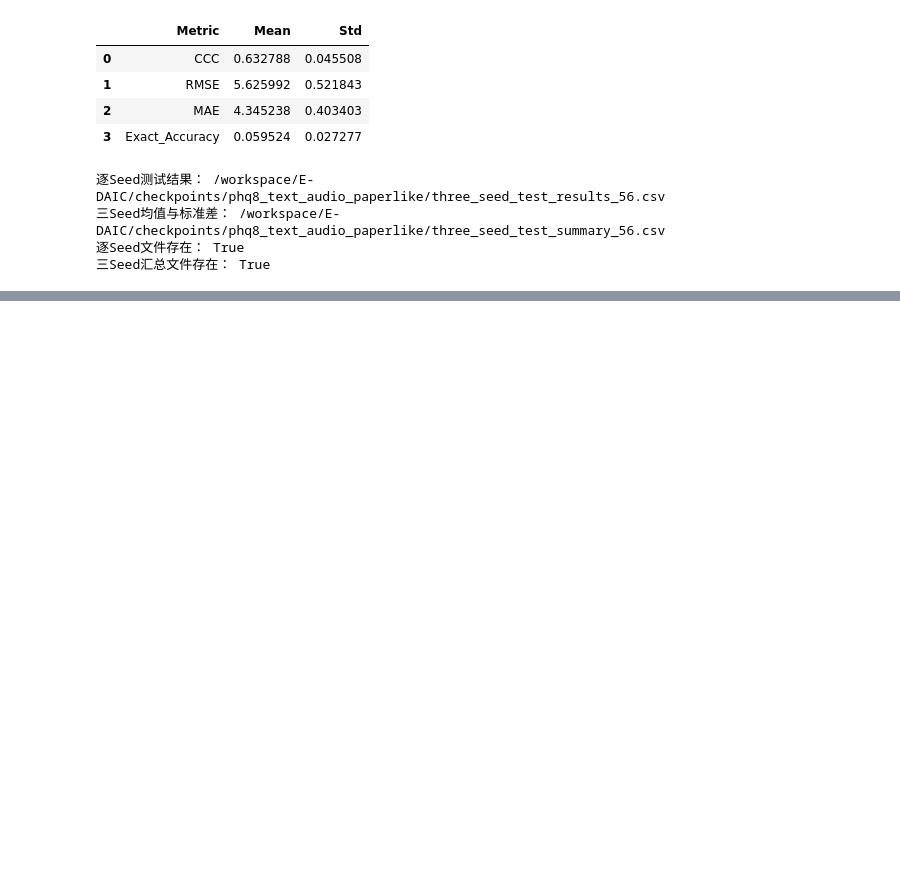
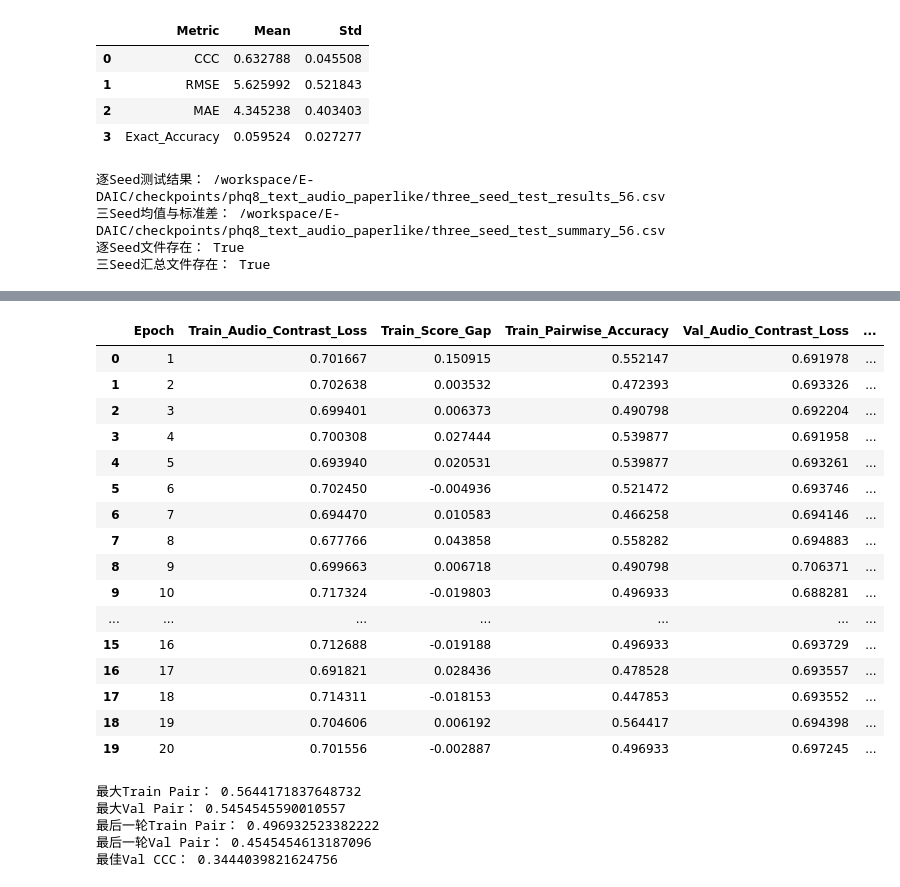
Before and after one commit to colderlyr/questmf_fuxian, a Jupyter notebook: Audio/self.ipynb, the cells around one changed output, grey strips where cells are left out. Cells and saved outputs as stored; diff of their text form; code cells hidden in the pictures; blank space fills up the shorter version.

```diff
--- a/Audio/self.ipynb
+++ b/Audio/self.ipynb
@@ -3441,0 +4224,26 @@ print("三Seed汇总文件存在：", fusion_three_seed_summary_path.exists())
+# %%
+def calculate_directional_audio_contrast(model, text_features, text_masks, audio_features, audio_masks, labels, positive_logits, margin=AUDIO_CONTRAST_MARGIN, num_negative_sets=AUDIO_CONTRAST_NUM_NEGATIVE_SETS, permutation_generator=None):
+    if num_negative_sets < 1:
+        raise ValueError("num_negative_sets必须大于或等于1")
+    labels = labels.long()
+    batch_size = labels.shape[0]
+    positive_log_probabilities = torch.log_softmax(positive_logits, dim=1)
+    positive_scores = positive_log_probabilities.gather(dim=1, index=labels.unsqueeze(1)).squeeze(1)
+    if batch_size < 2:
+        zero = positive_scores.sum() * 0.0
+        return {"audio_contrast_loss": zero, "positive_score": zero, "negative_score": zero, "score_gap": zero, "pairwise_accuracy": zero}
+    negative_score_batches = []
+    for _ in range(num_negative_sets):
+        audio_indices = create_audio_derangement_indices(batch_size, labels.device, permutation_generator)
+        negative_audio_features = audio_features[audio_indices]
+        negative_audio_masks = audio_masks[audio_indices]
+        negative_logits = model(text_features, text_masks, negative_audio_features, negative_audio_masks)
+        negative_log_probabilities = torch.log_softmax(negative_logits, dim=1)
+        negative_scores = negative_log_probabilities.gather(dim=1, index=labels.unsqueeze(1)).squeeze(1)
+        negative_score_batches.append(negative_scores)
+    all_negative_scores = torch.cat(negative_score_batches, dim=0)
+    repeated_positive_scores = positive_scores.repeat(num_negative_sets)
+    score_gaps = repeated_positive_scores - all_negative_scores
+    audio_contrast_loss = torch.nn.functional.softplus(margin - score_gaps).mean()
+    pairwise_accuracy = (score_gaps > 0.0).to(positive_logits.dtype).mean()
+    return {"audio_contrast_loss": audio_contrast_loss, "positive_score": repeated_positive_scores.mean(), "negative_score": all_negative_scores.mean(), "score_gap": score_gaps.mean(), "pairwise_accuracy": pairwise_accuracy}
@@ -3441,0 +4357,12 @@ print("三Seed汇总文件存在：", fusion_three_seed_summary_path.exists())
+# %%
+def create_fusion_audio_contrast_checkpoint(model, optimizer, checkpoint_type, epoch, question_index, seed, train_metrics, val_metrics, class_counts, imboll_weights, text_checkpoint_path, audio_checkpoint_path, best_val_loss, best_val_ccc, best_loss_epoch, best_ccc_epoch, lambda_audio, margin, num_negative_sets):
+    checkpoint = create_fusion_checkpoint(model, optimizer, checkpoint_type, epoch, question_index, seed, train_metrics, val_metrics, class_counts, imboll_weights, text_checkpoint_path, audio_checkpoint_path, best_val_loss, best_val_ccc, best_loss_epoch, best_ccc_epoch)
+    checkpoint["experiment_type"] = "text_audio_label_aware_audio_contrast"
+    checkpoint["audio_contrast_lambda"] = float(lambda_audio)
+    checkpoint["audio_contrast_margin"] = float(margin)
+    checkpoint["audio_contrast_num_negative_sets"] = int(num_negative_sets)
+    checkpoint["audio_contrast_score_function"] = "target_class_log_probability"
+    checkpoint["audio_contrast_text_fixed"] = True
+    checkpoint["audio_contrast_label_fixed"] = True
+    checkpoint["audio_contrast_negative_sampling"] = "different_label_audio_within_batch"
+    return checkpoint
@@ -3441,0 +4514,33 @@ print("三Seed汇总文件存在：", fusion_three_seed_summary_path.exists())
+# %%
+q8_seed42_audio_contrast_lambda_0p1_history = pd.read_csv(q8_seed42_audio_contrast_lambda_0p1_result["history_path"])
+display(q8_seed42_audio_contrast_lambda_0p1_history[["Epoch", "Train_Audio_Contrast_Loss", "Train_Score_Gap", "Train_Pairwise_Accuracy", "Val_Audio_Contrast_Loss", "Val_Score_Gap", "Val_Pairwise_Accuracy", "Val_CCC"]])
+# %% [output]
+|  | Epoch | Train_Audio_Contrast_Loss | Train_Score_Gap | Train_Pairwise_Accuracy | Val_Audio_Contrast_Loss | ... |
+| 0 | 1 | 0.701667 | 0.150915 | 0.552147 | 0.691978 | ... |
+| 1 | 2 | 0.702638 | 0.003532 | 0.472393 | 0.693326 | ... |
+| 2 | 3 | 0.699401 | 0.006373 | 0.490798 | 0.692204 | ... |
+| 3 | 4 | 0.700308 | 0.027444 | 0.539877 | 0.691958 | ... |
+| 4 | 5 | 0.693940 | 0.020531 | 0.539877 | 0.693261 | ... |
+| 5 | 6 | 0.702450 | -0.004936 | 0.521472 | 0.693746 | ... |
+| 6 | 7 | 0.694470 | 0.010583 | 0.466258 | 0.694146 | ... |
+| 7 | 8 | 0.677766 | 0.043858 | 0.558282 | 0.694883 | ... |
+| 8 | 9 | 0.699663 | 0.006718 | 0.490798 | 0.706371 | ... |
+| 9 | 10 | 0.717324 | -0.019803 | 0.496933 | 0.688281 | ... |
+| ... | ... | ... | ... | ... | ... | ... |
+| 15 | 16 | 0.712688 | -0.019188 | 0.496933 | 0.693729 | ... |
+| 16 | 17 | 0.691821 | 0.028436 | 0.478528 | 0.693557 | ... |
+| 17 | 18 | 0.714311 | -0.018153 | 0.447853 | 0.693552 | ... |
+| 18 | 19 | 0.704606 | 0.006192 | 0.564417 | 0.694398 | ... |
+| 19 | 20 | 0.701556 | -0.002887 | 0.496933 | 0.697245 | ... |
+# %%
+print("最大Train Pair：", q8_seed42_audio_contrast_lambda_0p1_history["Train_Pairwise_Accuracy"].max())
+print("最大Val Pair：", q8_seed42_audio_contrast_lambda_0p1_history["Val_Pairwise_Accuracy"].max())
+print("最后一轮Train Pair：", q8_seed42_audio_contrast_lambda_0p1_history.iloc[-1]["Train_Pairwise_Accuracy"])
+print("最后一轮Val Pair：", q8_seed42_audio_contrast_lambda_0p1_history.iloc[-1]["Val_Pairwise_Accuracy"])
+print("最佳Val CCC：", q8_seed42_audio_contrast_lambda_0p1_history["Val_CCC"].max())
+# %% [output]
+最大Train Pair： 0.5644171837648732
+最大Val Pair： 0.5454545590010557
+最后一轮Train Pair： 0.496932523382222
+最后一轮Val Pair： 0.4545454613187096
+最佳Val CCC： 0.3444039821624756
```
Also changed, not shown: parts of 70 cells of this notebook, 1 other file.
